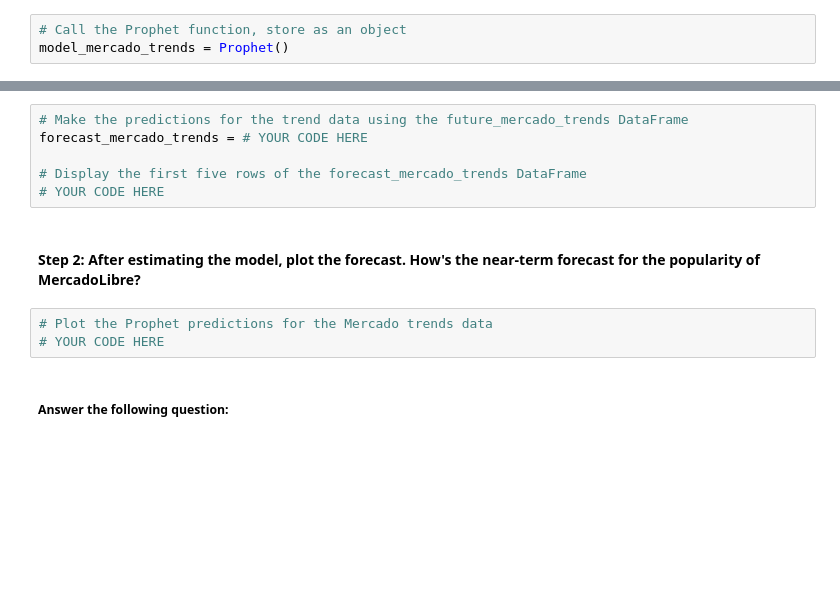
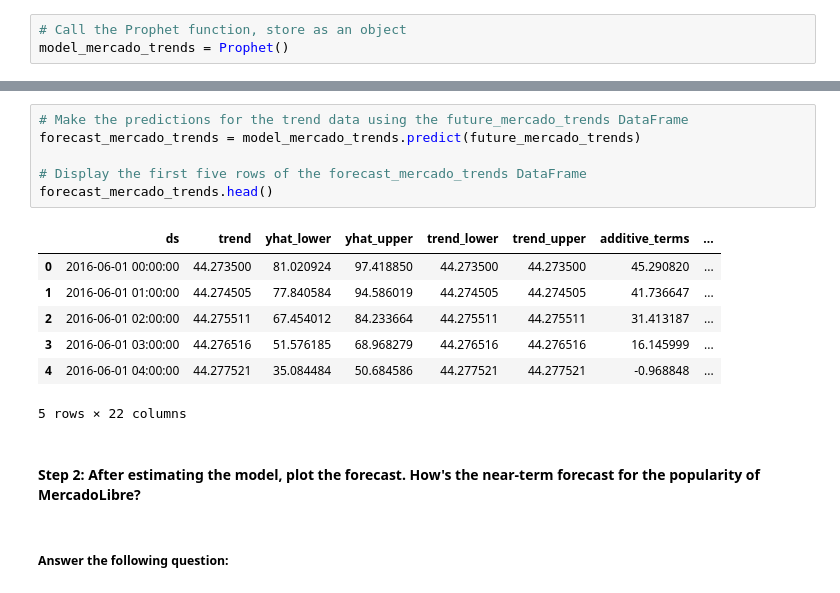
Before and after one commit to darcy5d/Fintech_Module_11_Homework_Assignment, a Jupyter notebook: forecasting_net_prophet.ipynb, the cells around one changed output, grey strips where cells are left out. Saved outputs shown, nothing was run; the diff lists cells and outputs as text; blank space fills up the shorter version.

```diff
--- a/forecasting_net_prophet.ipynb
+++ b/forecasting_net_prophet.ipynb
@@ -641,13 +670,18 @@ future_mercado_trends = # YOUR CODE HERE
 # %%
 # Make the predictions for the trend data using the future_mercado_trends DataFrame
-forecast_mercado_trends = # YOUR CODE HERE
+forecast_mercado_trends = model_mercado_trends.predict(future_mercado_trends)
 
 # Display the first five rows of the forecast_mercado_trends DataFrame
-# YOUR CODE HERE
+forecast_mercado_trends.head()
+# %% [output]
+|  | ds | trend | yhat_lower | yhat_upper | trend_lower | trend_upper | additive_terms | ... |
+| 0 | 2016-06-01 00:00:00 | 44.273500 | 81.020924 | 97.418850 | 44.273500 | 44.273500 | 45.290820 | ... |
+| 1 | 2016-06-01 01:00:00 | 44.274505 | 77.840584 | 94.586019 | 44.274505 | 44.274505 | 41.736647 | ... |
+| 2 | 2016-06-01 02:00:00 | 44.275511 | 67.454012 | 84.233664 | 44.275511 | 44.275511 | 31.413187 | ... |
+| 3 | 2016-06-01 03:00:00 | 44.276516 | 51.576185 | 68.968279 | 44.276516 | 44.276516 | 16.145999 | ... |
+| 4 | 2016-06-01 04:00:00 | 44.277521 | 35.084484 | 50.684586 | 44.277521 | 44.277521 | -0.968848 | ... |
+5 rows × 22 columns
 # %% [markdown]
 #### Step 2: After estimating the model, plot the forecast. How's the near-term forecast for the popularity of MercadoLibre?
-# %%
-# Plot the Prophet predictions for the Mercado trends data
-# YOUR CODE HERE
 # %% [markdown]
 ##### Answer the following question:
```
Also changed, not shown: parts of 10 cells of this notebook.
